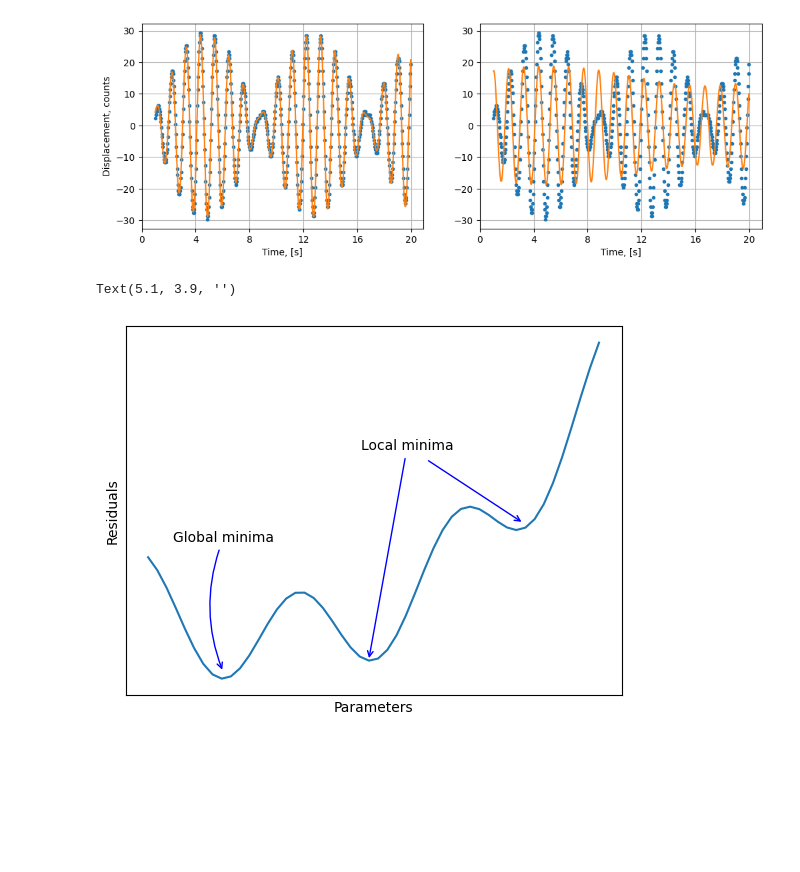
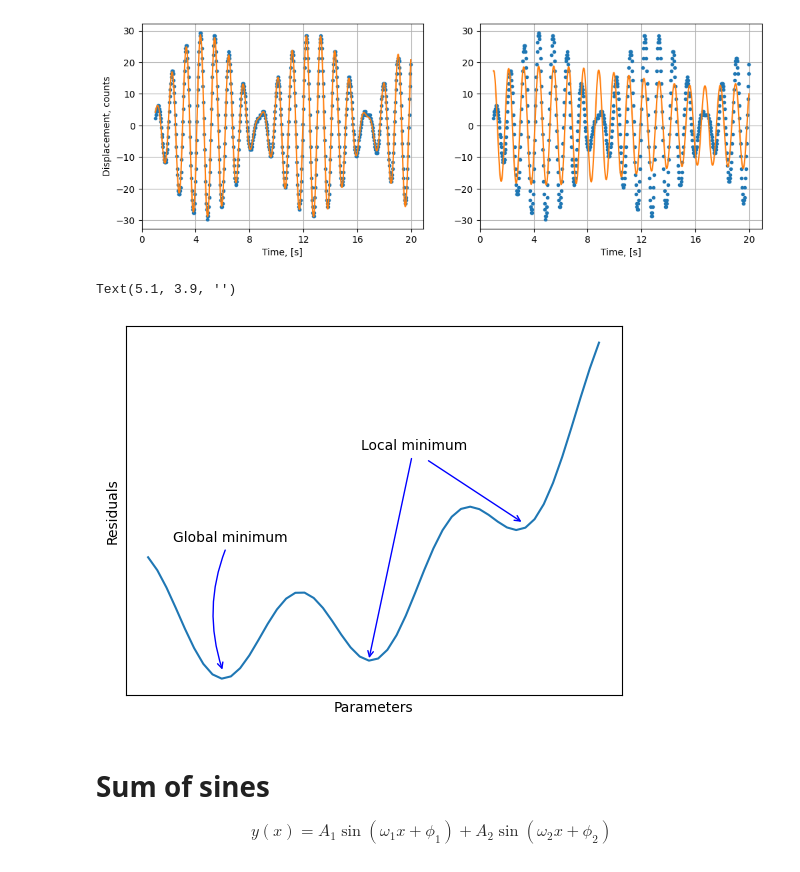
Before and after one commit to evgeny-kolonsky/summer_seminar, a Jupyter notebook: Seminar_part3.ipynb, the cells around one changed output. Cells and saved outputs as stored; diff of their text form; code cells hidden in the pictures; blank space fills up the shorter version.

```diff
--- a/Seminar_part3.ipynb
+++ b/Seminar_part3.ipynb
@@ -528,22 +528,28 @@ ax[1].grid()
 # %%
 x = np.linspace(-6,12)
 y1 = x**2/30 + x/15
 y2 = np.cos(x)
 y = y1 + y2
 plt.plot(x, y)
 plt.gca().set_xticks([])
 plt.gca().set_yticks([])
 plt.grid()
 plt.xlabel('Parameters')
 plt.ylabel('Residuals')
 arrowprops = dict(arrowstyle='->', color='blue', linewidth=1,
                             connectionstyle='arc3,rad=0.2')
-plt.annotate(xy=(-3, -0.75), text='Global minima', xytext=(-5, 2.1), arrowprops=arrowprops)
+plt.annotate(xy=(-3, -0.75), text='Global minimum', xytext=(-5, 2.1), arrowprops=arrowprops)
 
 arrowprops = dict(arrowstyle='->', color='blue', linewidth=1,
                             connectionstyle='arc,rad=0.2')
-plt.annotate(xy=(2.8, -0.5), text='Local minima', xytext=(2.5, 4.1), arrowprops=arrowprops)
+plt.annotate(xy=(2.8, -0.5), text='Local minimum', xytext=(2.5, 4.1), arrowprops=arrowprops)
 plt.annotate(xy=(9, 2.5), text='', xytext=(5.1, 3.9), arrowprops=arrowprops)
 # %% [output]
 Text(5.1, 3.9, '')
-[figure, old version]
+[figure, new version]
+# %% [markdown]
+# Sum of sines
+
+$$
+y(x) = A_1 \sin(\omega_1 x + \phi_1) + A_2 \sin(\omega_2 x + \phi_2)
+$$
```
Also changed, not shown: parts of 4 cells of this notebook, 1 other file.
